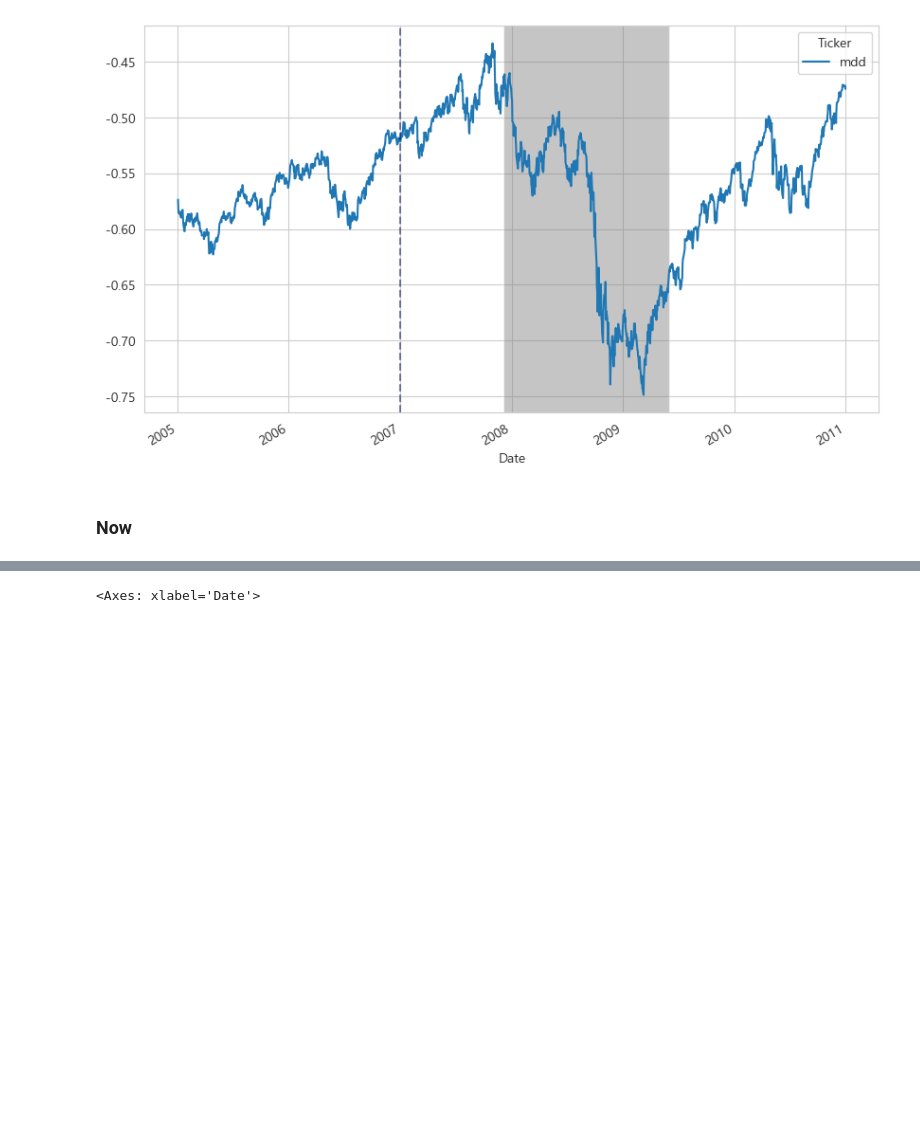
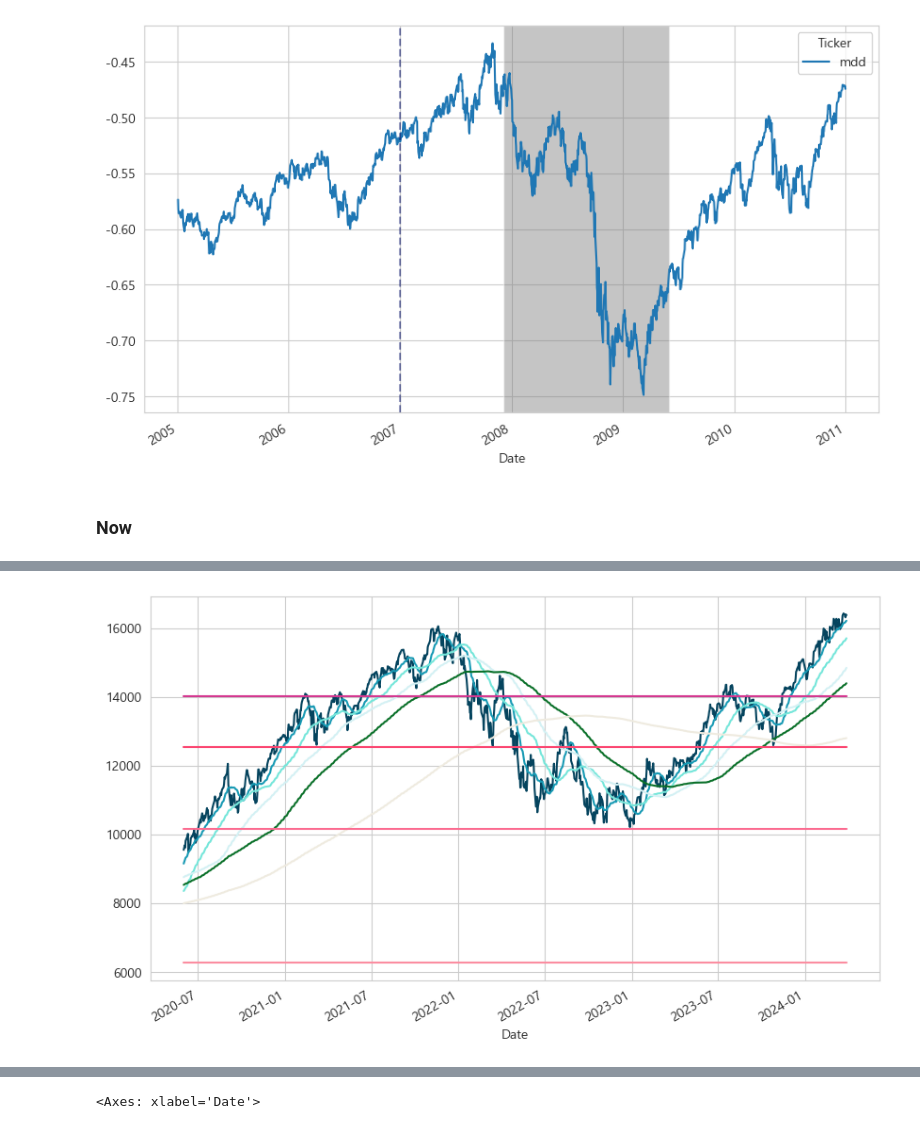
Before and after one commit to sdjhs0327/ws_fn, a Jupyter notebook: analytics/01_01_shock_case_study.ipynb, the cells around one changed output, grey strips where cells are left out. Saved outputs shown, nothing was run; the diff lists cells and outputs as text; code cells hidden in the pictures; blank space fills up the shorter version.

```diff
--- a/analytics/01_01_shock_case_study.ipynb
+++ b/analytics/01_01_shock_case_study.ipynb
@@ -309,7 +301,7 @@ plt.show()
 df_sig_p4 = get_signals(dataset, ticker)
 df_sig_p4 = df_sig_p4["2020-06-01":].copy()
 # %%
-df_sig_p4.iplot(legend=False, color=['#05445E', '#189AB4', '#75E6DA', '#D4F1F4', '#0A7029',
+df_sig_p4.plot(legend=False, color=['#05445E', '#189AB4', '#75E6DA', '#D4F1F4', '#0A7029',
                    '#EFEBE0', '#FB8DA0', '#FB6B90', '#FB4570', '#D43790', '#EC8FD0', '#870A30'])
 ## plt.yscale("log")
 plt.show()
@@ -318,3 +309,4 @@ plt.show()
+[figure, added]
 # %%
 rate_df["2022-06-01":][['DFF', 'TB3M', 'GS10Y', 'GS20Y']].plot()
 plt.show()
```
Also changed, not shown: parts of 22 cells of this notebook, 2 other files.
